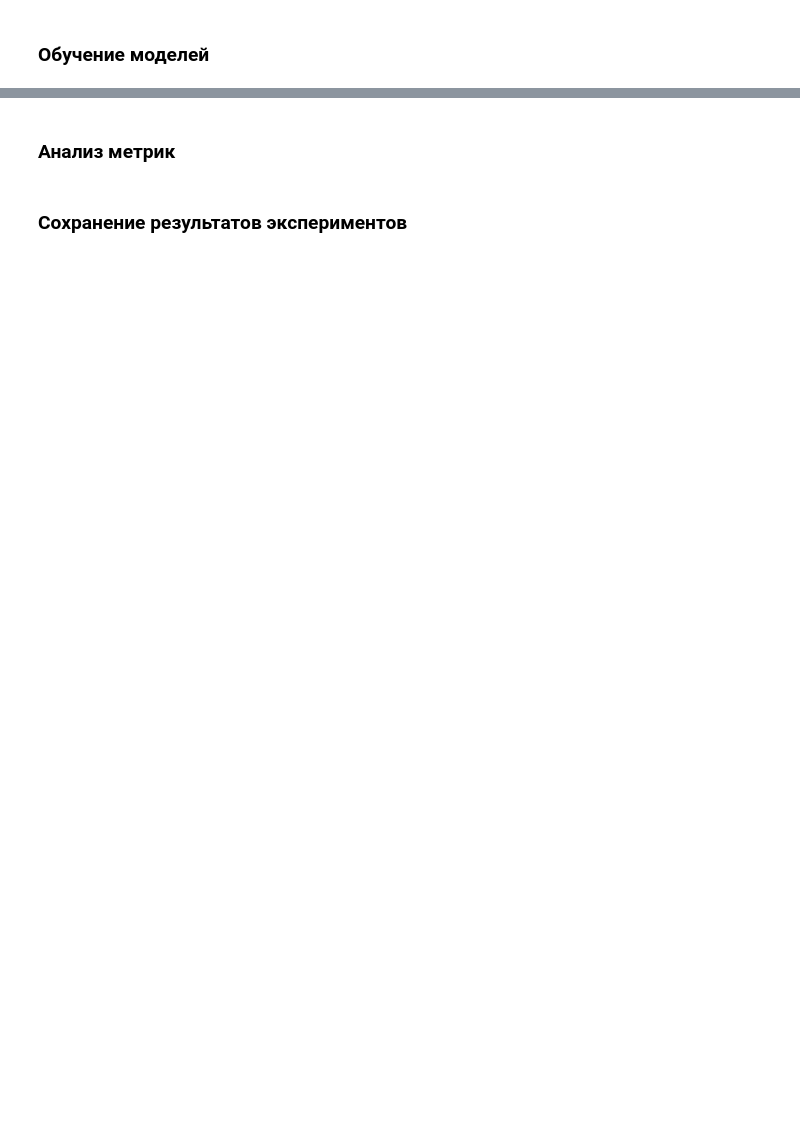
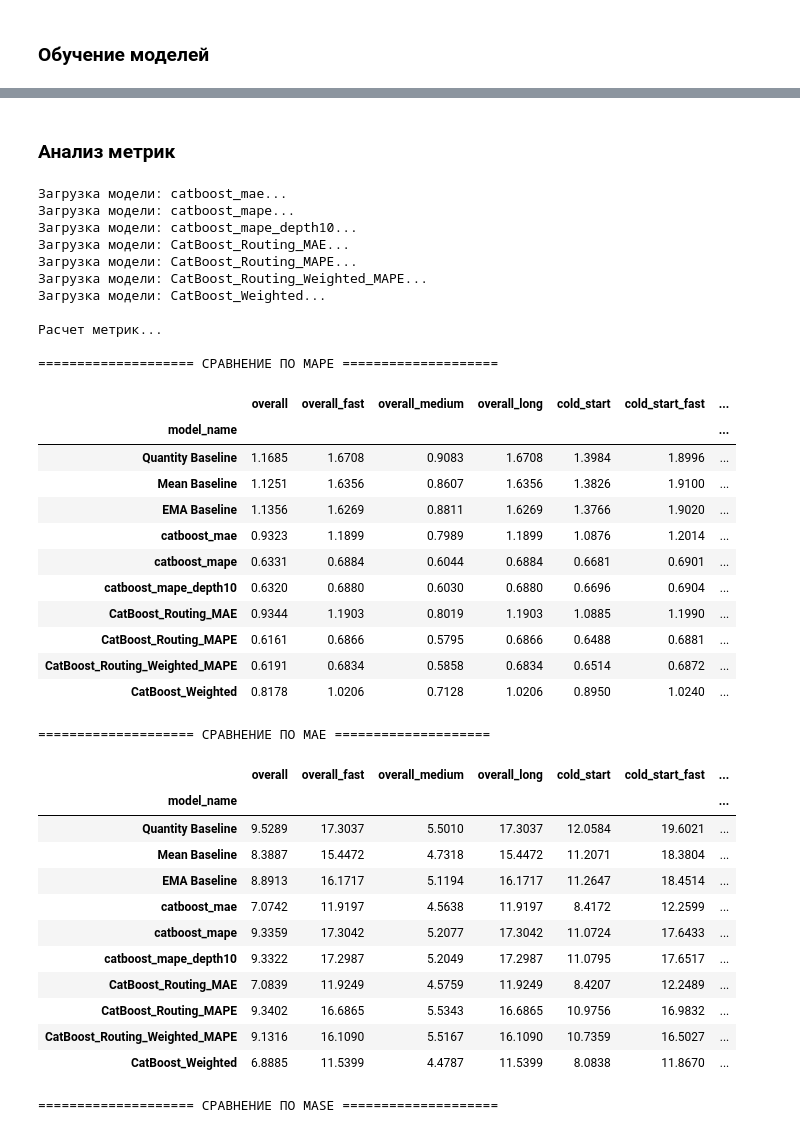
Before and after one commit to SanchukS/Course-Work-Spring-2026, a Jupyter notebook: notebooks/ml-pipeline.ipynb, the cells around one changed output, grey strips where cells are left out. Drawn from its saved outputs; the diff is of its cells as text; code cells hidden in the pictures; blank space fills up the shorter version.

```diff
--- a/notebooks/ml-pipeline.ipynb
+++ b/notebooks/ml-pipeline.ipynb
@@ -41,4 +58,4 @@ X_train, y_train = dataset_train.drop("target", axis=1), dataset_train["target"]
 X_val, y_val = dataset_val.drop("target", axis=1), dataset_val["target"]
 X_test, y_test = dataset_test.drop("target", axis=1), dataset_test["target"]
 # %%
-dataset_train.columns
+WINDOW_SIZE = 5
@@ -62,0 +62,23 @@ Index(['day_of_week', 'session_step', 'current_quantity', 'current_weight',
+# %%
+# Задаем жесткий лимит: таргет не должен превышать средний интервал более чем в 3.5 раза
+# (Добавляем +2 дня для защиты от нулей и очень коротких интервалов)
+def clean_targets(df):
+    # Оставляем только те строки, где таргет адекватен истории
+    mask = df['target'] <= (df['mean_interval'] * 2 + 1)
+
+    # Также отрежем абсолютных "черных лебедей" (таргеты > 60 дней),
+    # так как мы договорились, что расходники столько не живут
+    mask = mask & (df['target'] <= 60)
+
+    print(f"Удалено аномальных таргетов: {len(df) - mask.sum()} из {len(df)}")
+    return df[mask]
+
+print("Очистка выбросов в таргетах...")
+dataset_train = clean_targets(dataset_train)
+dataset_val = clean_targets(dataset_val)
+dataset_test = clean_targets(dataset_test)
+
+# И только теперь делим на X и y
+X_train, y_train = dataset_train.drop("target", axis=1), dataset_train["target"]
+X_val, y_val = dataset_val.drop("target", axis=1), dataset_val["target"]
+X_test, y_test = dataset_test.drop("target", axis=1), dataset_test["target"]
@@ -91,4 +130,51 @@ CatBoostError: Invalid type for cat_feature[non-default value idx=0,feature_idx=
-# %% [markdown]
-### Анализ метрик
-# %% [markdown]
-### Сохранение результатов экспериментов
+# %% [markdown]
+### Анализ метрик
+# %%
+all_results_df = load_and_evaluate_all_models(models_folder_path, X_test, y_test, WINDOW_SIZE, baselines)
+
+# Смотрим результаты в разрезе MAPE
+display_metrics_by_group(all_results_df, metric_type='mape')
+
+# Смотрим результаты в разрезе MAE
+display_metrics_by_group(all_results_df, metric_type='mae')
+
+# Смотрим результаты в разрезе MASE
+display_metrics_by_group(all_results_df, metric_type='mase')
+# %% [output]
+Загрузка модели: catboost_mae...
+Загрузка модели: catboost_mape...
+Загрузка модели: catboost_mape_depth10...
+Загрузка модели: CatBoost_Routing_MAE...
+Загрузка модели: CatBoost_Routing_MAPE...
+Загрузка модели: CatBoost_Routing_Weighted_MAPE...
+Загрузка модели: CatBoost_Weighted...
+
+Расчет метрик...
+
+==================== СРАВНЕНИЕ ПО MAPE ====================
+|  | overall | overall_fast | overall_medium | overall_long | cold_start | cold_start_fast | ... |
+| model_name |  |  |  |  |  |  | ... |
+| Quantity Baseline | 1.1685 | 1.6708 | 0.9083 | 1.6708 | 1.3984 | 1.8996 | ... |
+| Mean Baseline | 1.1251 | 1.6356 | 0.8607 | 1.6356 | 1.3826 | 1.9100 | ... |
+| EMA Baseline | 1.1356 | 1.6269 | 0.8811 | 1.6269 | 1.3766 | 1.9020 | ... |
+| catboost_mae | 0.9323 | 1.1899 | 0.7989 | 1.1899 | 1.0876 | 1.2014 | ... |
+| catboost_mape | 0.6331 | 0.6884 | 0.6044 | 0.6884 | 0.6681 | 0.6901 | ... |
+| catboost_mape_depth10 | 0.6320 | 0.6880 | 0.6030 | 0.6880 | 0.6696 | 0.6904 | ... |
+| CatBoost_Routing_MAE | 0.9344 | 1.1903 | 0.8019 | 1.1903 | 1.0885 | 1.1990 | ... |
+| CatBoost_Routing_MAPE | 0.6161 | 0.6866 | 0.5795 | 0.6866 | 0.6488 | 0.6881 | ... |
+| CatBoost_Routing_Weighted_MAPE | 0.6191 | 0.6834 | 0.5858 | 0.6834 | 0.6514 | 0.6872 | ... |
+| CatBoost_Weighted | 0.8178 | 1.0206 | 0.7128 | 1.0206 | 0.8950 | 1.0240 | ... |
+==================== СРАВНЕНИЕ ПО MAE ====================
+|  | overall | overall_fast | overall_medium | overall_long | cold_start | cold_start_fast | ... |
+| model_name |  |  |  |  |  |  | ... |
+| Quantity Baseline | 9.5289 | 17.3037 | 5.5010 | 17.3037 | 12.0584 | 19.6021 | ... |
+| Mean Baseline | 8.3887 | 15.4472 | 4.7318 | 15.4472 | 11.2071 | 18.3804 | ... |
+| EMA Baseline | 8.8913 | 16.1717 | 5.1194 | 16.1717 | 11.2647 | 18.4514 | ... |
+| catboost_mae | 7.0742 | 11.9197 | 4.5638 | 11.9197 | 8.4172 | 12.2599 | ... |
+| catboost_mape | 9.3359 | 17.3042 | 5.2077 | 17.3042 | 11.0724 | 17.6433 | ... |
+| catboost_mape_depth10 | 9.3322 | 17.2987 | 5.2049 | 17.2987 | 11.0795 | 17.6517 | ... |
+| CatBoost_Routing_MAE | 7.0839 | 11.9249 | 4.5759 | 11.9249 | 8.4207 | 12.2489 | ... |
+| CatBoost_Routing_MAPE | 9.3402 | 16.6865 | 5.5343 | 16.6865 | 10.9756 | 16.9832 | ... |
+| CatBoost_Routing_Weighted_MAPE | 9.1316 | 16.1090 | 5.5167 | 16.1090 | 10.7359 | 16.5027 | ... |
+| CatBoost_Weighted | 6.8885 | 11.5399 | 4.4787 | 11.5399 | 8.0838 | 11.8670 | ... |
+==================== СРАВНЕНИЕ ПО MASE ====================
```
Also changed, not shown: parts of 9 cells of this notebook.
